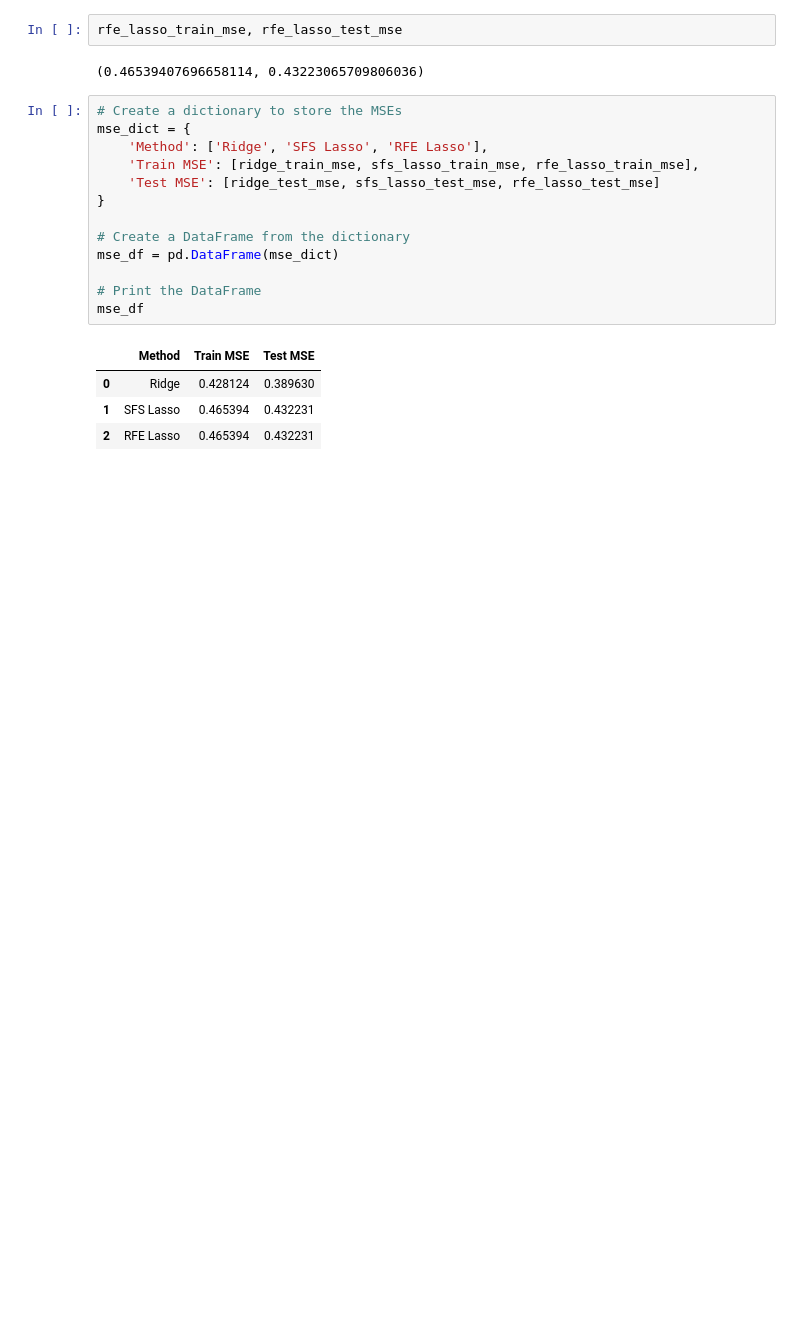
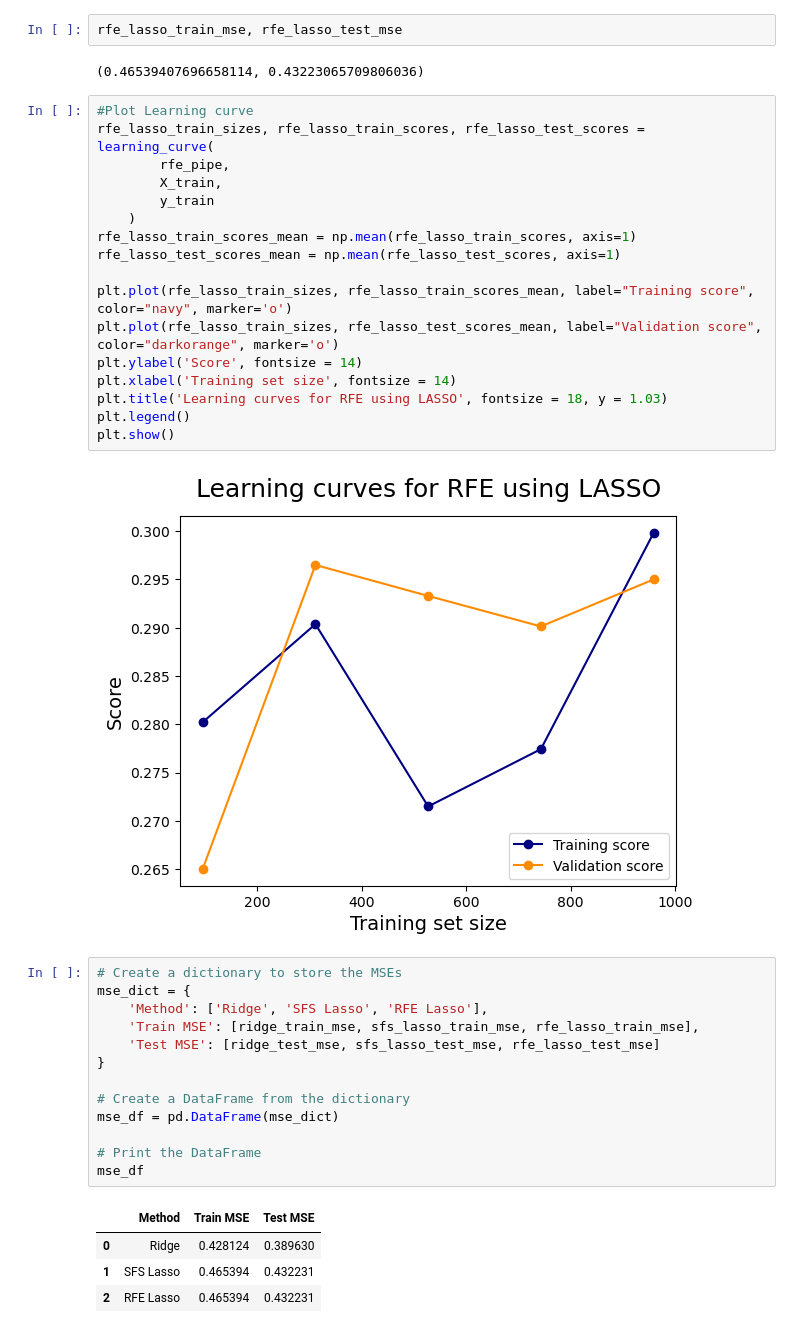
Before and after one commit to mitbans/Comparing-Feature-Selection-Methods, a Jupyter notebook: notebooks/feature_selection_methods.ipynb, the cells around one changed output. Cells and saved outputs as stored; diff of their text form; blank space fills up the shorter version.

```diff
--- a/notebooks/feature_selection_methods.ipynb
+++ b/notebooks/feature_selection_methods.ipynb
@@ -267,6 +297,25 @@ rfe_lasso_test_mse = mean_squared_error(y_test, rfe_test_preds)
 rfe_lasso_train_mse, rfe_lasso_test_mse
 # %% [output]
 (0.46539407696658114, 0.43223065709806036)
+# %%
+#Plot Learning curve
+rfe_lasso_train_sizes, rfe_lasso_train_scores, rfe_lasso_test_scores = learning_curve(
+        rfe_pipe,
+        X_train,
+        y_train
+    )
+rfe_lasso_train_scores_mean = np.mean(rfe_lasso_train_scores, axis=1)
+rfe_lasso_test_scores_mean = np.mean(rfe_lasso_test_scores, axis=1)
+
+plt.plot(rfe_lasso_train_sizes, rfe_lasso_train_scores_mean, label="Training score", color="navy", marker='o')
+plt.plot(rfe_lasso_train_sizes, rfe_lasso_test_scores_mean, label="Validation score", color="darkorange", marker='o')
+plt.ylabel('Score', fontsize = 14)
+plt.xlabel('Training set size', fontsize = 14)
+plt.title('Learning curves for RFE using LASSO', fontsize = 18, y = 1.03)
+plt.legend()
+plt.show()
+# %% [output]
+[figure, added]
 # %%
 # Create a dictionary to store the MSEs
 mse_dict = {
```
Also changed, not shown: parts of 10 cells of this notebook.
